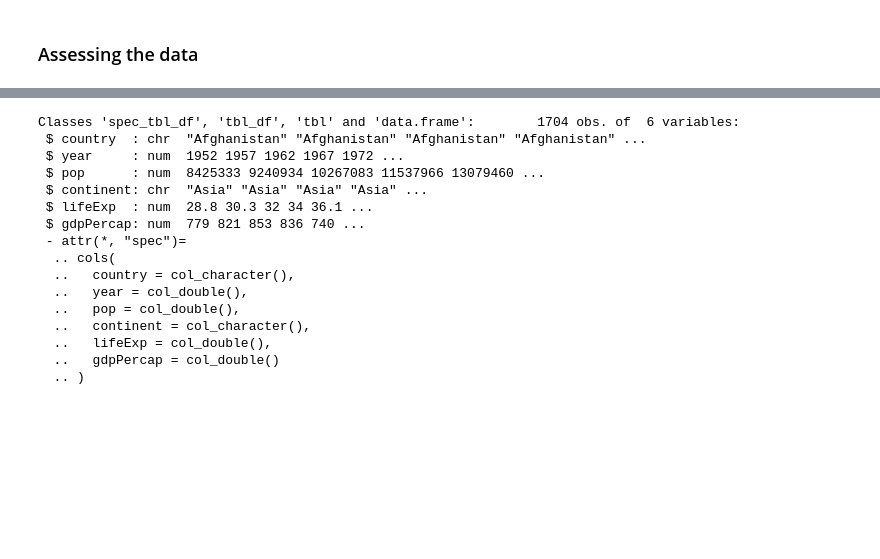
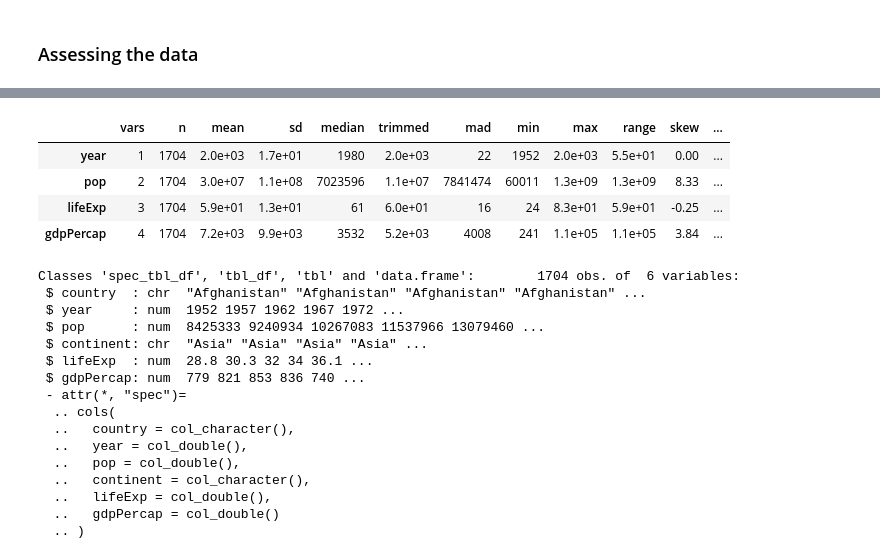
Before and after one commit to LanceWhitehorn/ACST4005, a Jupyter notebook: 03 - Data Understanding & Preparation (Part 1).ipynb, the cells around one changed output, grey strips where cells are left out. Saved outputs shown, nothing was run; the diff lists cells and outputs as text; code cells hidden in the pictures; blank space fills up the shorter version.

```diff
--- a/03 - Data Understanding & Preparation (Part 1).ipynb
+++ b/03 - Data Understanding & Preparation (Part 1).ipynb
@@ -121,3 +122,12 @@ head(gap_long, 3) %>%
+# %%
+cols <- c('year', 'pop', 'lifeExp', 'gdpPercap')
+describe(gap[,cols])
+# %% [output]
+|  | vars | n | mean | sd | median | trimmed | mad | min | max | range | skew | ... |
+| year | 1 | 1704 | 2.0e+03 | 1.7e+01 | 1980 | 2.0e+03 | 22 | 1952 | 2.0e+03 | 5.5e+01 | 0.00 | ... |
+| pop | 2 | 1704 | 3.0e+07 | 1.1e+08 | 7023596 | 1.1e+07 | 7841474 | 60011 | 1.3e+09 | 1.3e+09 | 8.33 | ... |
+| lifeExp | 3 | 1704 | 5.9e+01 | 1.3e+01 | 61 | 6.0e+01 | 16 | 24 | 8.3e+01 | 5.9e+01 | -0.25 | ... |
+| gdpPercap | 4 | 1704 | 7.2e+03 | 9.9e+03 | 3532 | 5.2e+03 | 4008 | 241 | 1.1e+05 | 1.1e+05 | 3.84 | ... |
 # %%
 str(gap) # Structure of the data
 # %% [output]
```
Also changed, not shown: parts of 5 cells of this notebook.
